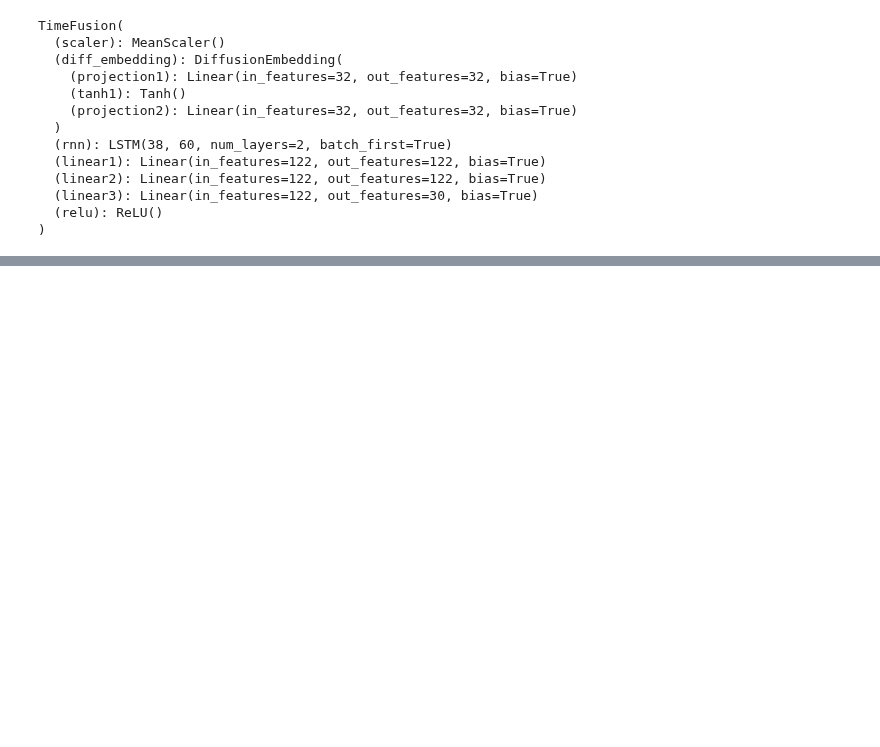
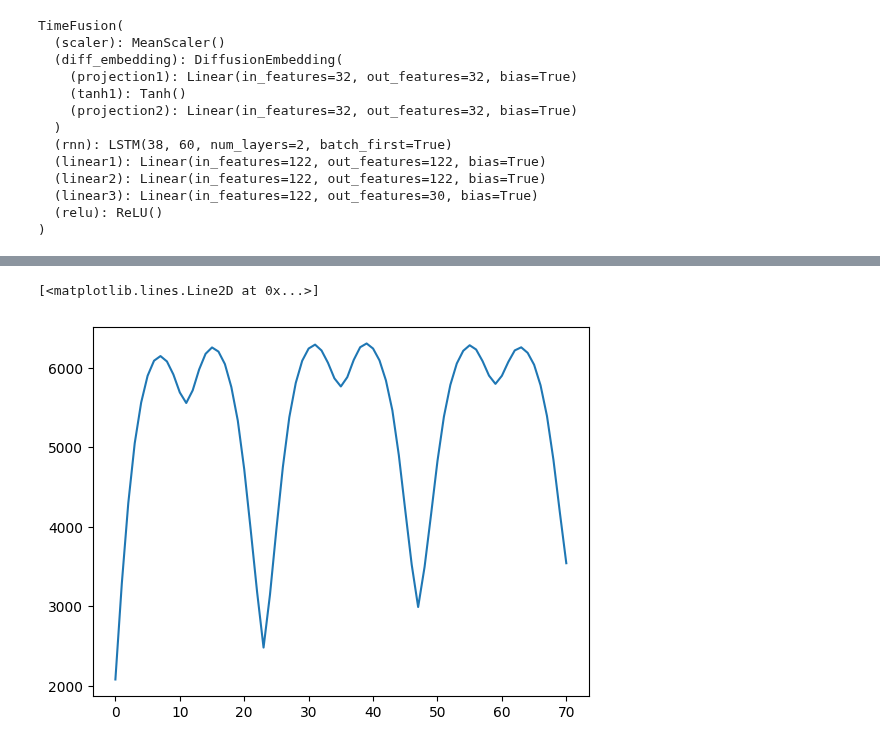
Before and after one commit to EdvardJSHolen/Final-Year-Project, a Jupyter notebook: TimeFusion/electricity.ipynb, the cells around one changed output, grey strips where cells are left out. Cells and saved outputs as stored; diff of their text form; code cells hidden in the pictures; blank space fills up the shorter version.

```diff
--- a/TimeFusion/electricity.ipynb
+++ b/TimeFusion/electricity.ipynb
@@ -175,12 +201,21 @@ samples = []
 for i in range(14):
     idx = 24*i
 
+    # historical_data = []
+    # for i in range(prediction_length):
+    #     a = norm_full_data[(idx + train_data.shape[0]+i)%(1*24):idx + train_data.shape[0]:1*24]
+    #     a = a[~np.isnan(a).any(axis=1)]
+    #     historical_data.append(a)
+
+    historical_data = torch.tensor([reg.predict([norm_full_data[idx + train_data.shape[0] - 24*30:idx + train_data.shape[0],i]])[0] for i,reg in enumerate(regs)]).T
+
     samples.append(
         predictor.sample(
             data = test_dataset,
             idx = idx,
-            num_samples = 256,
-            batch_size = 128
+            num_samples = 128,
+            batch_size = 128,
+            historical_data=historical_data
         ).cpu()
     )
 
@@ -225,0 +262,9 @@ VAR: 34006.74061633052 CRPS_sum: 40.59405801888512
+# %%
+means = train_data.rolling(48,min_periods=48).mean()
+norm_train_data = (train_data / means).dropna()
+# %%
+vals = []
+for i in range(2,73):
+    k = norm_train_data.rolling(i,min_periods=i).apply(lambda x: abs(x[0] - x[-1])).dropna().sum()
+    vals.append(k)
+    print(i,k)
@@ -225,0 +289,5 @@ VAR: 34006.74061633052 CRPS_sum: 40.59405801888512
+# %%
+plt.plot([i[1] for i in vals])
+# %% [output]
+[<matplotlib.lines.Line2D at 0x...>]
+[figure, added]
```
Also changed, not shown: parts of 17 cells of this notebook, 2 other files.
